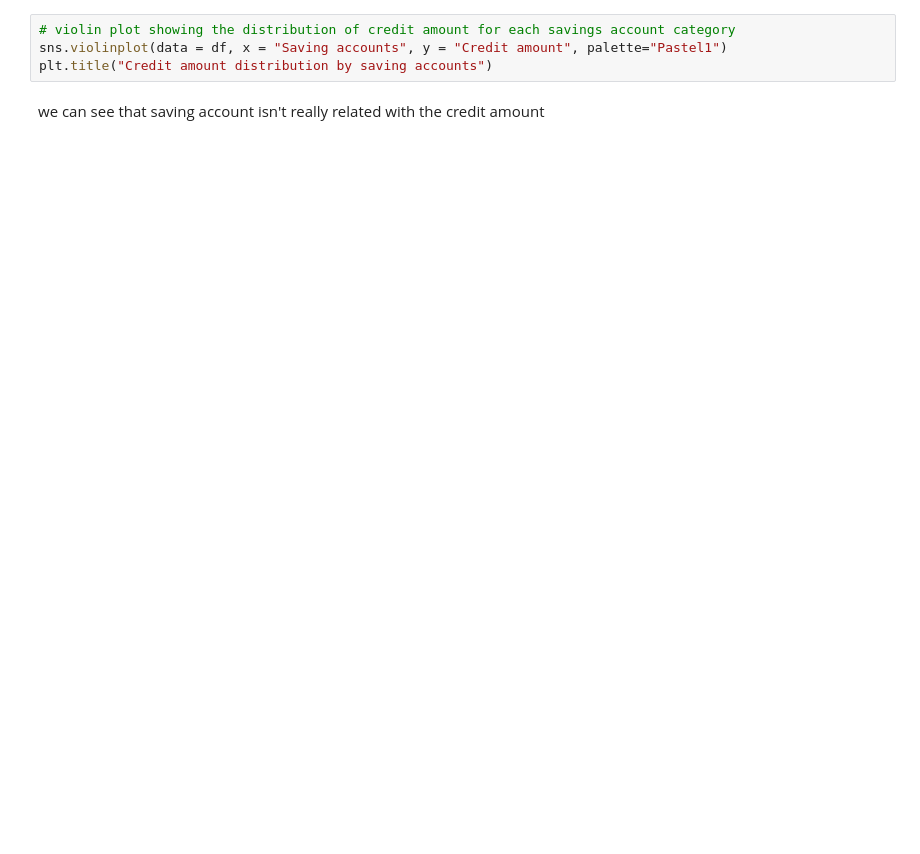
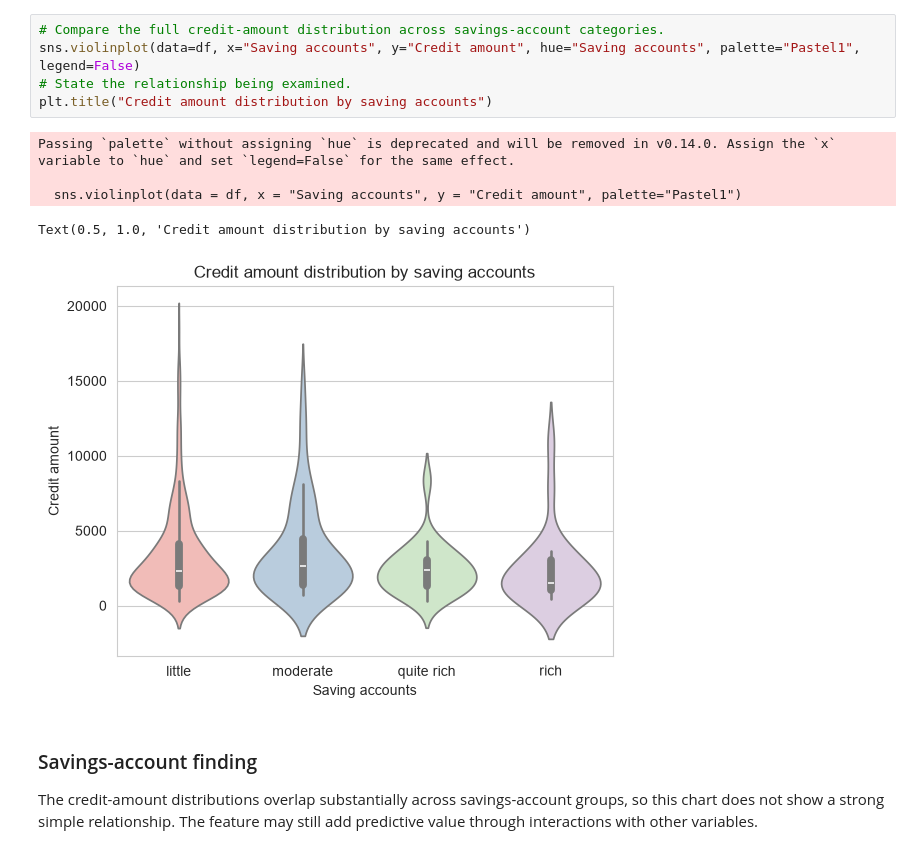
Before and after one commit to dencho356/CreditRiskModeling, a Jupyter notebook: analysis_model.ipynb, the cells around one changed output. Saved outputs shown, nothing was run; the diff lists cells and outputs as text; blank space fills up the shorter version.

```diff
--- a/analysis_model.ipynb
+++ b/analysis_model.ipynb
@@ -108,7 +312,16 @@ plt.title("Credit Amount  vs Age coloresd by Sex and sized by Duration")
 # %%
-# violin plot showing the distribution of credit amount for each savings account category
-sns.violinplot(data = df, x = "Saving accounts", y = "Credit amount", palette="Pastel1")
+# Compare the full credit-amount distribution across savings-account categories.
+sns.violinplot(data=df, x="Saving accounts", y="Credit amount", hue="Saving accounts", palette="Pastel1", legend=False)
+# State the relationship being examined.
 plt.title("Credit amount distribution by saving accounts")
+# %% [output]
+Passing `palette` without assigning `hue` is deprecated and will be removed in v0.14.0. Assign the `x` variable to `hue` and set `legend=False` for the same effect.
+
+  sns.violinplot(data = df, x = "Saving accounts", y = "Credit amount", palette="Pastel1")
+Text(0.5, 1.0, 'Credit amount distribution by saving accounts')
+[figure, added]
 # %% [markdown]
-we can see that saving account isn't really related with the credit amount
+### Savings-account finding
+
+The credit-amount distributions overlap substantially across savings-account groups, so this chart does not show a strong simple relationship. The feature may still add predictive value through interactions with other variables.
 # %%
```
Also changed, not shown: parts of 81 cells of this notebook, 1 other file.
